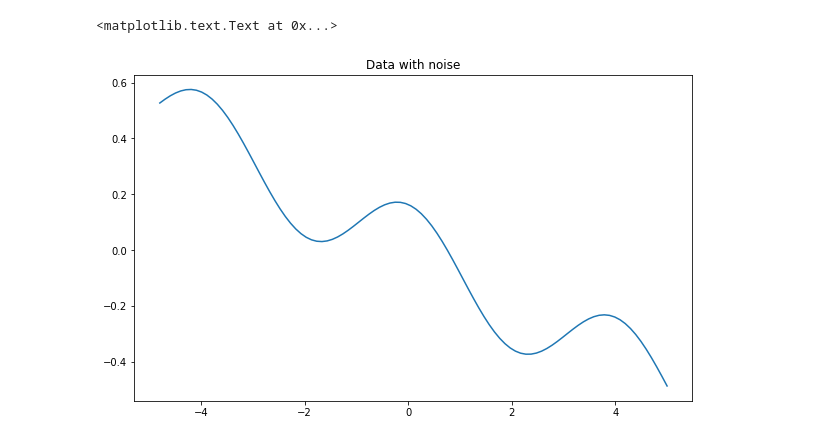
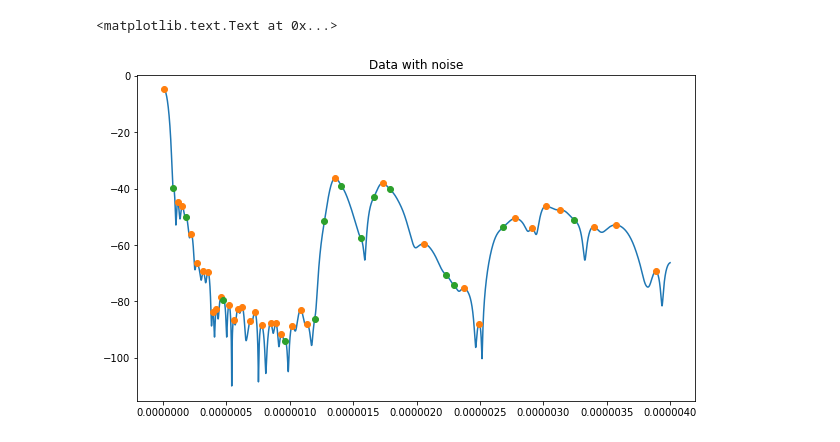
Before and after one commit to tacohen125/peakShoulderFinder, a Jupyter notebook: second_derivative_calculator.ipynb, the cells around one changed output. Drawn from its saved outputs; the diff is of its cells as text; code cells hidden in the pictures.

```diff
--- a/second_derivative_calculator.ipynb
+++ b/second_derivative_calculator.ipynb
@@ -20,17 +51,14 @@ pyplot.title("Data with noise")
 # %%
+yactual_4 = file_1['y']
+x = file_1['x']
+
 dy = np.diff(yactual_4)
 dydy = np.diff(dy)
 
-x_list = []
-y_list = []
-dy_list = []
-dydy_list = []
-
-for i in range(0, len(yactual)-2):
-    x_list.append(x[i+2])
-    y_list.append(yactual[i+2])
-    dy_list.append(dy[i+1])
-    dydy_list.append(dydy[i])
+x_list = x[2:].tolist()
+y_list = yactual_4[2:].tolist()
+dy_list = dy[1:].tolist()
+dydy_list = dydy.tolist()
 
 all_lists = pd.DataFrame(
     {'x':x_list,
@@ -39,20 +67,45 @@ all_lists = pd.DataFrame(
      'dydy': dydy_list}
 )
 
+
+inflection_points_x = []
+inflection_points_index = []
+peaks_index = []
+peaks_x = []
+
 for i in range(0, len(all_lists)-1):
 
-    first_derivative = all_lists.iloc[i]['dy'] >= 0 >= all_lists.iloc[i+1]['dy']
-    second_derivative = all_lists.iloc[i]['dydy'] <= 0 <= all_lists.iloc[i+1]['dydy']
+    first_derivative = all_lists.iloc[i-1]['dy'] >= 0 >= all_lists.iloc[i]['dy']
+    first_derivative_positive = all_lists.iloc[i-1]['dy'] > 0
+    first_derivative_negative = all_lists.iloc[i-1]['dy'] < 0
+    second_derivative_positive = all_lists.iloc[i-1]['dydy'] <= 0 <= all_lists.iloc[i]['dydy']
+    second_derivative_negative = all_lists.iloc[i-1]['dydy'] >= 0 >= all_lists.iloc[i]['dydy']
 
     if first_derivative:
         print '\nPeak'
-        print all_lists.iloc[i]['dy']
-        print all_lists.iloc[i+1]['dy']
         print 'x value: ' + str(all_lists.iloc[i]['x'])
+        i_peak = i
+        peaks_index.append(i)
+        peaks_x.append(all_lists.iloc[i]['x'])
 
-    if second_derivative:
+    if first_derivative_positive and second_derivative_positive:
         print '\nInflection point'
-        print all_lists.iloc[i]['dydy']
-        print all_lists.iloc[i+1]['dydy']
         print 'x value: ' + str(all_lists.iloc[i]['x'])
+        i_negative = i
+        inflection_points_index.append(i)
+        inflection_points_x.append(all_lists.iloc[i]['x'])
+
+
+    if not first_derivative_positive and second_derivative_negative:
+        print '\nInflection point'
+        print 'x value: ' + str(all_lists.iloc[i]['x'])
+        i_positive = i
+        inflection_points_index.append(i)
+        inflection_points_x.append(all_lists.iloc[i]['x'])
+
+pyplot.figure(figsize=(10,6))
+pyplot.plot(x, yactual_4)
+pyplot.plot(x[peaks_index], yactual_4[peaks_index], 'o')
+pyplot.plot(x[inflection_points_index], yactual_4[inflection_points_index], 'o')
+pyplot.title("Data with noise")
 # %% [output]
@@ -73,7 +129,2 @@ x value: 2.2727272727272725
+<matplotlib.text.Text at 0x...>
+[figure, added]
-# %%
-pyplot.figure(figsize=(10,6))
-pyplot.plot(all_lists['x'], all_lists['dy'])
-pyplot.title("Data with noise")
-# %% [output]
-<matplotlib.text.Text at 0x...>
-[figure, removed]
```
Also changed, not shown: parts of 8 cells of this notebook.
